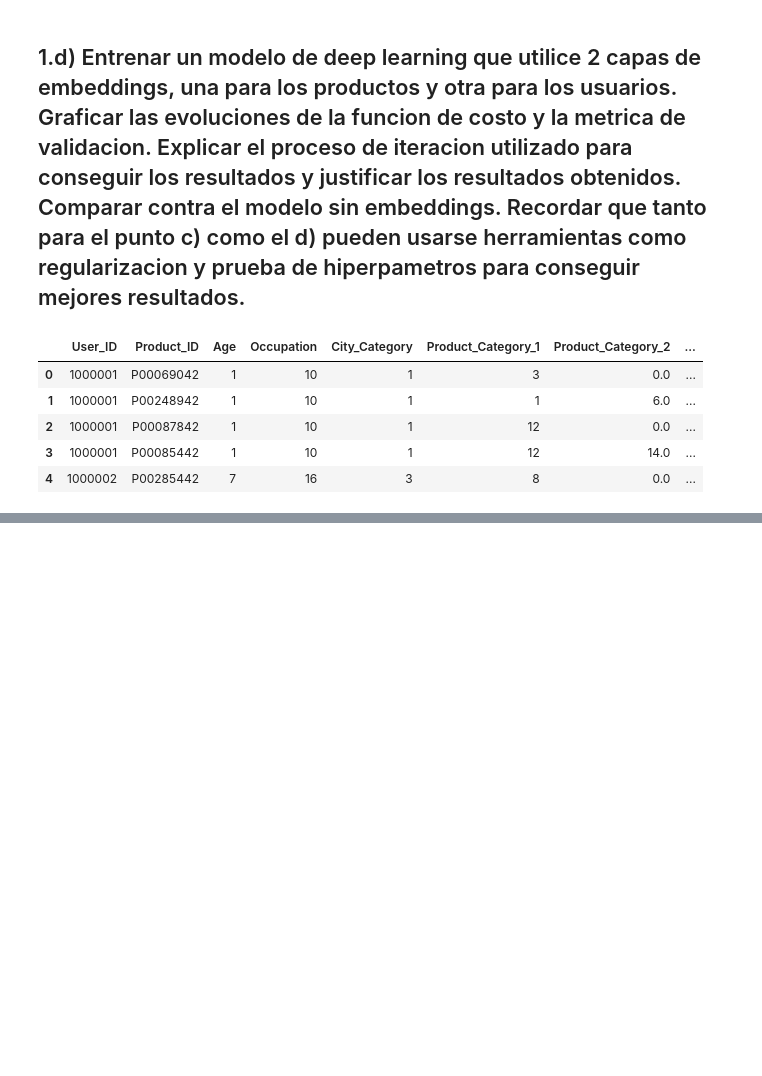
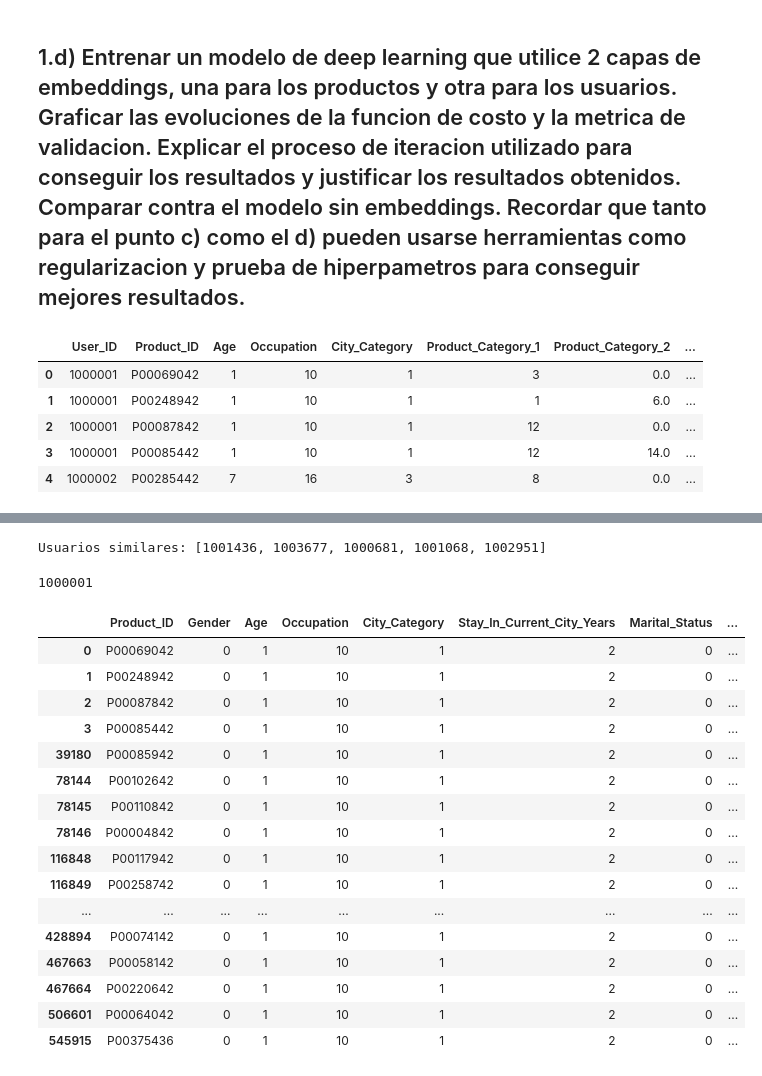
Before and after one commit to jmestanza/deep-learning, a Jupyter notebook: Mestanza-Joaquin-DL-TP Co17.ipynb, the cells around one changed output, grey strips where cells are left out. Saved outputs shown, nothing was run; the diff lists cells and outputs as text; code cells hidden in the pictures; blank space fills up the shorter version.

Commit message:
added n usuarios similares

```diff
--- a/Mestanza-Joaquin-DL-TP Co17.ipynb
+++ b/Mestanza-Joaquin-DL-TP Co17.ipynb
@@ -1616,0 +1660,7 @@ plt.show()
+# %%
+user_idx_to_id = {i: value for value, i in user_id_to_idx.items()}
+
+similar_users = suggest_similar_users(new_model, user_id=1000001, user_idx_to_id=user_idx_to_id, n=5)
+print("Usuarios similares:", similar_users)
+# %% [output]
+Usuarios similares: [1001436, 1003677, 1000681, 1001068, 1002951]
@@ -1616,0 +1669,25 @@ plt.show()
+# %%
+first_user_id = new_dataset['User_ID'].iloc[1]
+first_user_id
+# %% [output]
+1000001
+# %%
+new_dataset[new_dataset['User_ID']==first_user_id].drop(columns=['User_ID'])
+# %% [output]
+|  | Product_ID | Gender | Age | Occupation | City_Category | Stay_In_Current_City_Years | Marital_Status | ... |
+| 0 | P00069042 | 0 | 1 | 10 | 1 | 2 | 0 | ... |
+| 1 | P00248942 | 0 | 1 | 10 | 1 | 2 | 0 | ... |
+| 2 | P00087842 | 0 | 1 | 10 | 1 | 2 | 0 | ... |
+| 3 | P00085442 | 0 | 1 | 10 | 1 | 2 | 0 | ... |
+| 39180 | P00085942 | 0 | 1 | 10 | 1 | 2 | 0 | ... |
+| 78144 | P00102642 | 0 | 1 | 10 | 1 | 2 | 0 | ... |
+| 78145 | P00110842 | 0 | 1 | 10 | 1 | 2 | 0 | ... |
+| 78146 | P00004842 | 0 | 1 | 10 | 1 | 2 | 0 | ... |
+| 116848 | P00117942 | 0 | 1 | 10 | 1 | 2 | 0 | ... |
+| 116849 | P00258742 | 0 | 1 | 10 | 1 | 2 | 0 | ... |
+| ... | ... | ... | ... | ... | ... | ... | ... | ... |
+| 428894 | P00074142 | 0 | 1 | 10 | 1 | 2 | 0 | ... |
+| 467663 | P00058142 | 0 | 1 | 10 | 1 | 2 | 0 | ... |
+| 467664 | P00220642 | 0 | 1 | 10 | 1 | 2 | 0 | ... |
+| 506601 | P00064042 | 0 | 1 | 10 | 1 | 2 | 0 | ... |
+| 545915 | P00375436 | 0 | 1 | 10 | 1 | 2 | 0 | ... |
```
Also changed, not shown: parts of 10 cells of this notebook.
